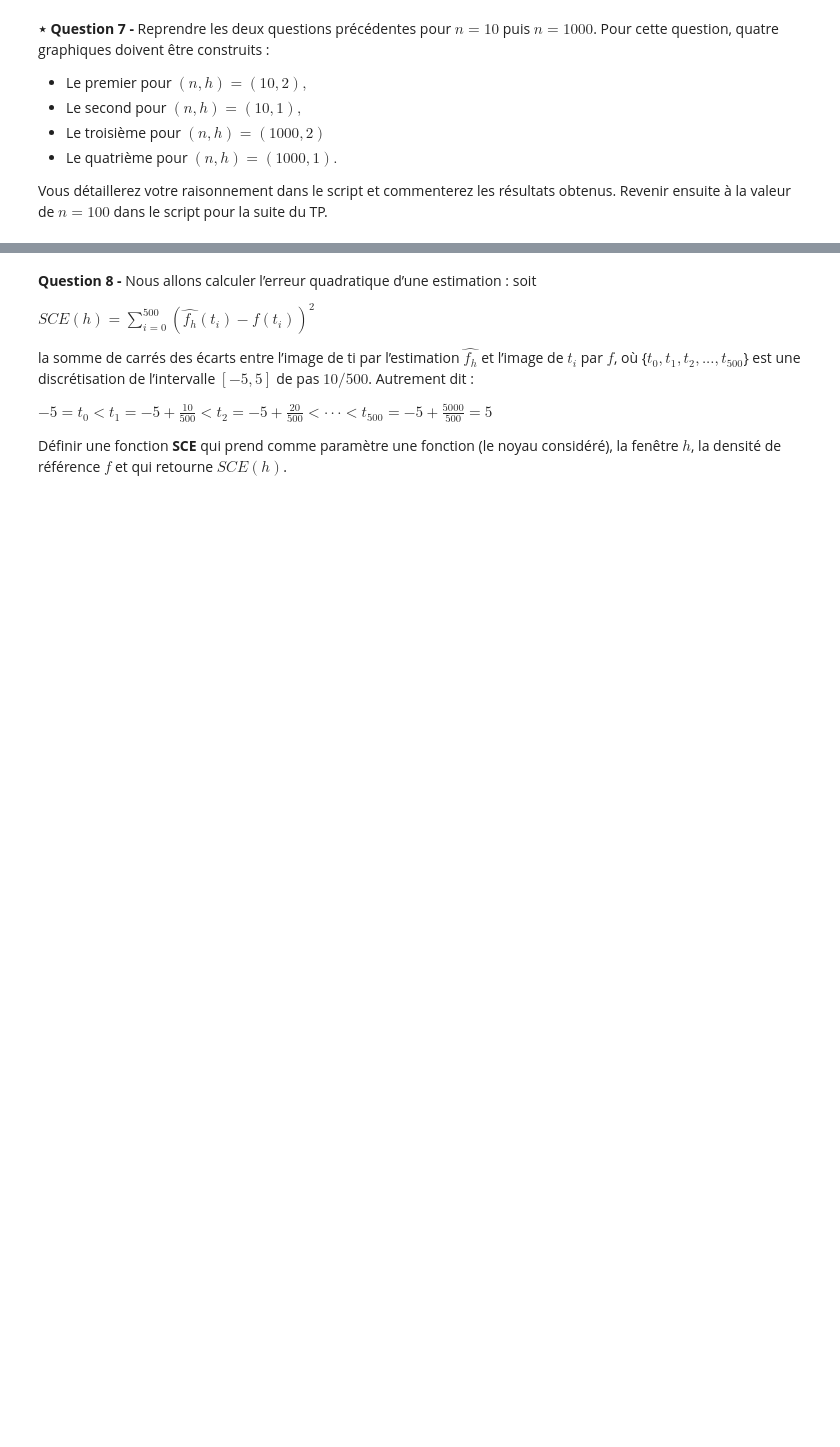
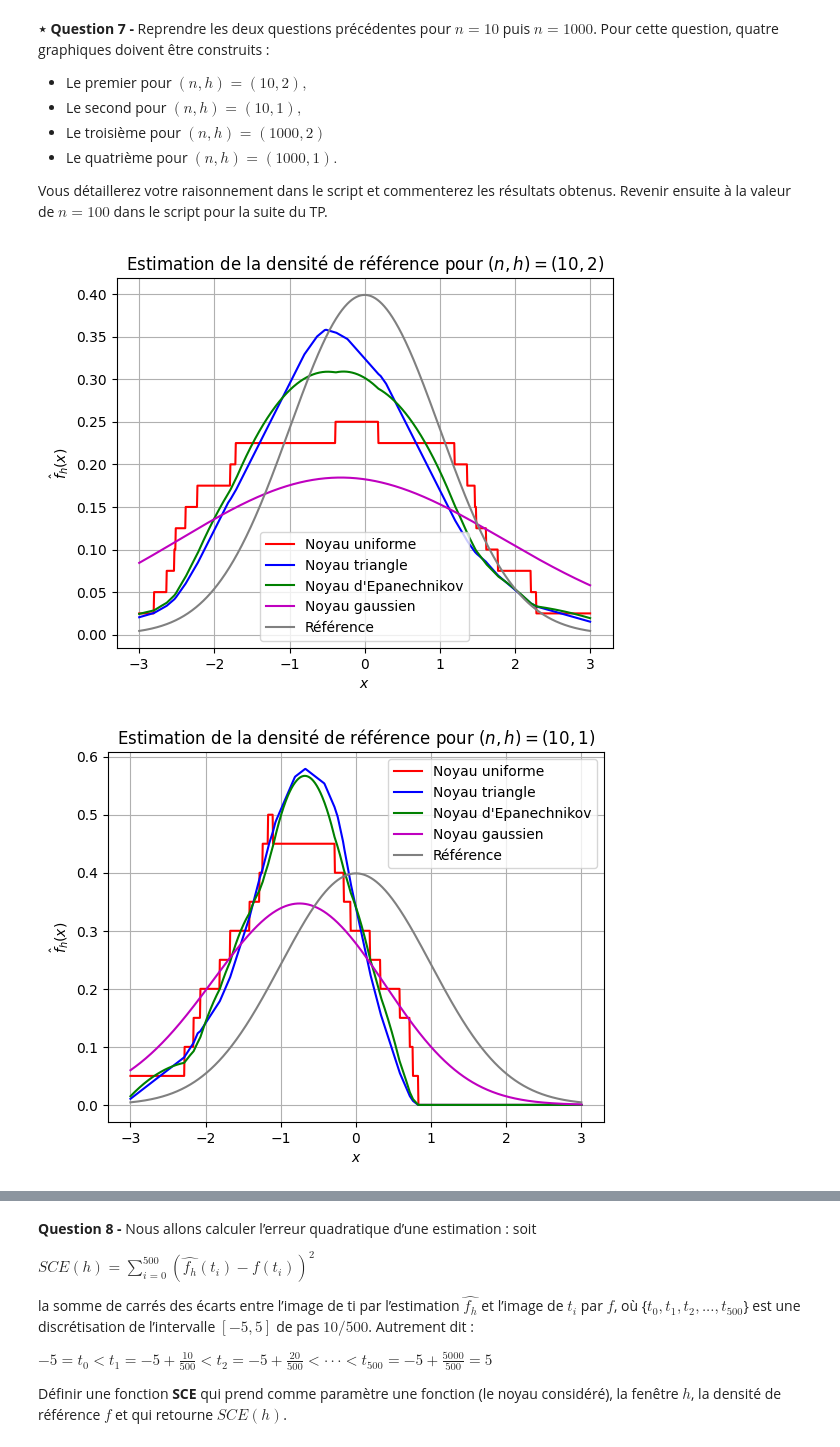
Before and after one commit to Mowibox/SignalLab, a Jupyter notebook: TP3-LONGEOT-THIONGANE-PETIT.ipynb, the cells around one changed output, grey strips where cells are left out. Saved outputs shown, nothing was run; the diff lists cells and outputs as text; code cells hidden in the pictures; blank space fills up the shorter version.

```diff
--- a/TP3-LONGEOT-THIONGANE-PETIT.ipynb
+++ b/TP3-LONGEOT-THIONGANE-PETIT.ipynb
@@ -116,3 +135,26 @@ def Allplotfchapeauh1(xmin ,xmax ,pas ,col1 ,col2 ,col3 ,col4 ,colref):
 * Le quatrième pour $(n, h) = (1000, 1).$
 
 Vous détaillerez votre raisonnement dans le script et commenterez les résultats obtenus. Revenir ensuite à la valeur de $n = 100$ dans le script pour la suite du TP.
+# %%
+def Allplotfchapeau(xmin, xmax, pas, col1, col2, col3, col4, colref, n, h):
+    X = np.random.normal(0, 1, n)
+    x = np.linspace(xmin, xmax, pas)
+    plt.plot(x, fchapeau(K1, h, X, x), color=col1, label = 'Noyau uniforme')
+    plt.plot(x, fchapeau(K2, h, X, x), color=col2, label = 'Noyau triangle')
+    plt.plot(x, fchapeau(K3, h, X, x), color=col3, label = "Noyau d'Epanechnikov")
+    plt.plot(x, fchapeau(K4, h, X, x), color=col4, label = 'Noyau gaussien')
+    plt.plot(x, reference(x), color=colref, label = 'Référence')
+    plt.title("Estimation de la densité de référence pour $(n,h)=({},{})$".format(n,h))
+    plt.xlabel("$x$")
+    plt.ylabel("$\hat{f}_h(x)$")
+    plt.grid()
+    plt.legend()
+    plt.show()
+
+Allplotfchapeau(-3, 3, 1000, 'r', 'b', 'g', 'm', 'gray', 10, 2)
+Allplotfchapeau(-3, 3, 1000, 'r', 'b', 'g', 'm', 'gray', 10, 1)
+Allplotfchapeau(-3, 3, 1000, 'r', 'b', 'g', 'm', 'gray', 1000, 2)
+Allplotfchapeau(-3, 3, 1000, 'r', 'b', 'g', 'm', 'gray', 1000, 1)
+# %% [output]
+[figure, added]
+[figure, added]
```
Also changed, not shown: parts of 13 cells of this notebook.
